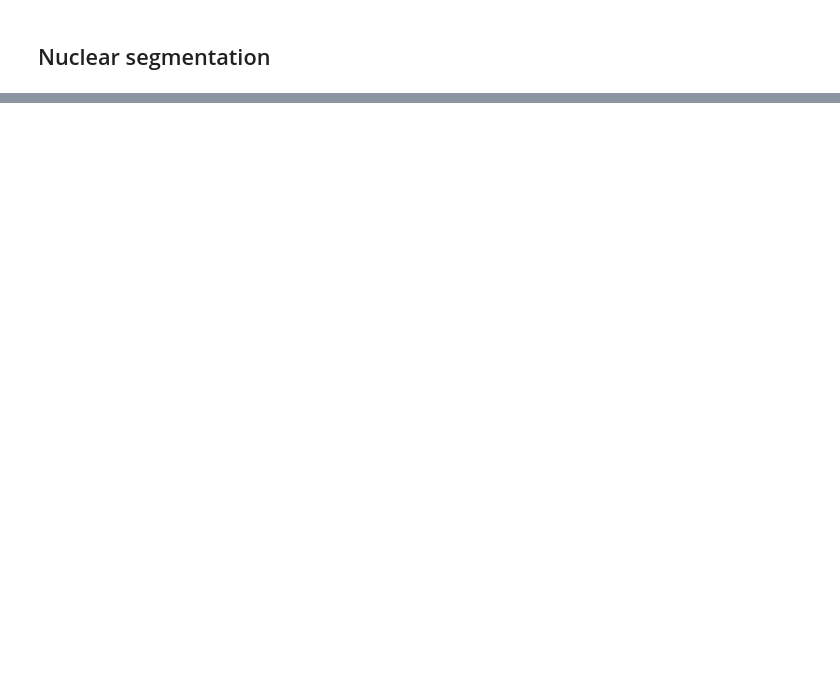
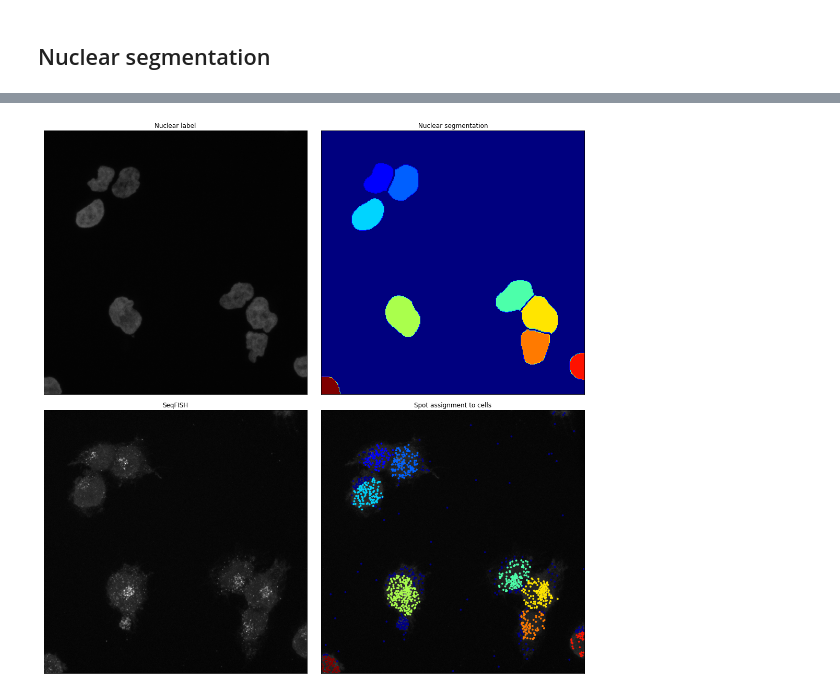
Before and after one commit to vanvalenlab/deepcell-spots, a Jupyter notebook: notebooks/Singleplex FISH Analysis.ipynb, the cells around one changed output, grey strips where cells are left out. Cells and saved outputs as stored; diff of their text form; code cells hidden in the pictures; blank space fills up the shorter version.

```diff
--- a/notebooks/Singleplex FISH Analysis.ipynb
+++ b/notebooks/Singleplex FISH Analysis.ipynb
@@ -95,0 +125,3 @@ labeled_im_nuc = nuc_app.predict(nuc_image,image_mpp=0.15)
+# %%
+# `segmentation_compartment` variable can be set to 'nucleus', 'cytoplasm', or 'None'
+app = Polaris(segmentation_compartment='nucleus')
@@ -95,0 +131,29 @@ labeled_im_nuc = nuc_app.predict(nuc_image,image_mpp=0.15)
+# %%
+nuc_pred = app.predict(spots_image=spots_image, segmentation_image=nuc_image, image_mpp=0.15)
+# %%
+spot_dict_nuc = nuc_pred[0]['spots_assignment']
+labeled_im_nuc = nuc_pred[0]['cell_segmentation']
+
+coords_new,cmap_list = process_spot_dict(spot_dict_nuc)
+
+fig,ax = plt.subplots(2,2,figsize=(15,15))
+
+ax[0,0].imshow(nuc_image[0,...,0],cmap='gray',vmax=100)
+ax[0,0].set_title('Nuclear label')
+ax[0,1].imshow(labeled_im_nuc[0,...,0],cmap='jet')
+ax[0,1].set_title('Nuclear segmentation')
+ax[1,0].imshow(spots_image[0,...,0],cmap='gray',vmax=100)
+ax[1,0].set_title('SeqFISH')
+ax[1,1].imshow(spots_image[0,...,0],cmap='gray',vmax=100)
+ax[1,1].scatter(coords_new[:,1],coords_new[:,0],c=cmap_list,cmap='jet', s=8)
+ax[1,1].set_title('Spot assignment to cells')
+
+for i in range(np.shape(ax)[0]):
+    for ii in range(np.shape(ax)[1]):
+        ax[i,ii].set_xticks([])
+        ax[i,ii].set_yticks([])
+
+plt.tight_layout()
+plt.show()
+# %% [output]
+[figure, added]
```
Also changed, not shown: parts of 24 cells of this notebook, 11 other files.
